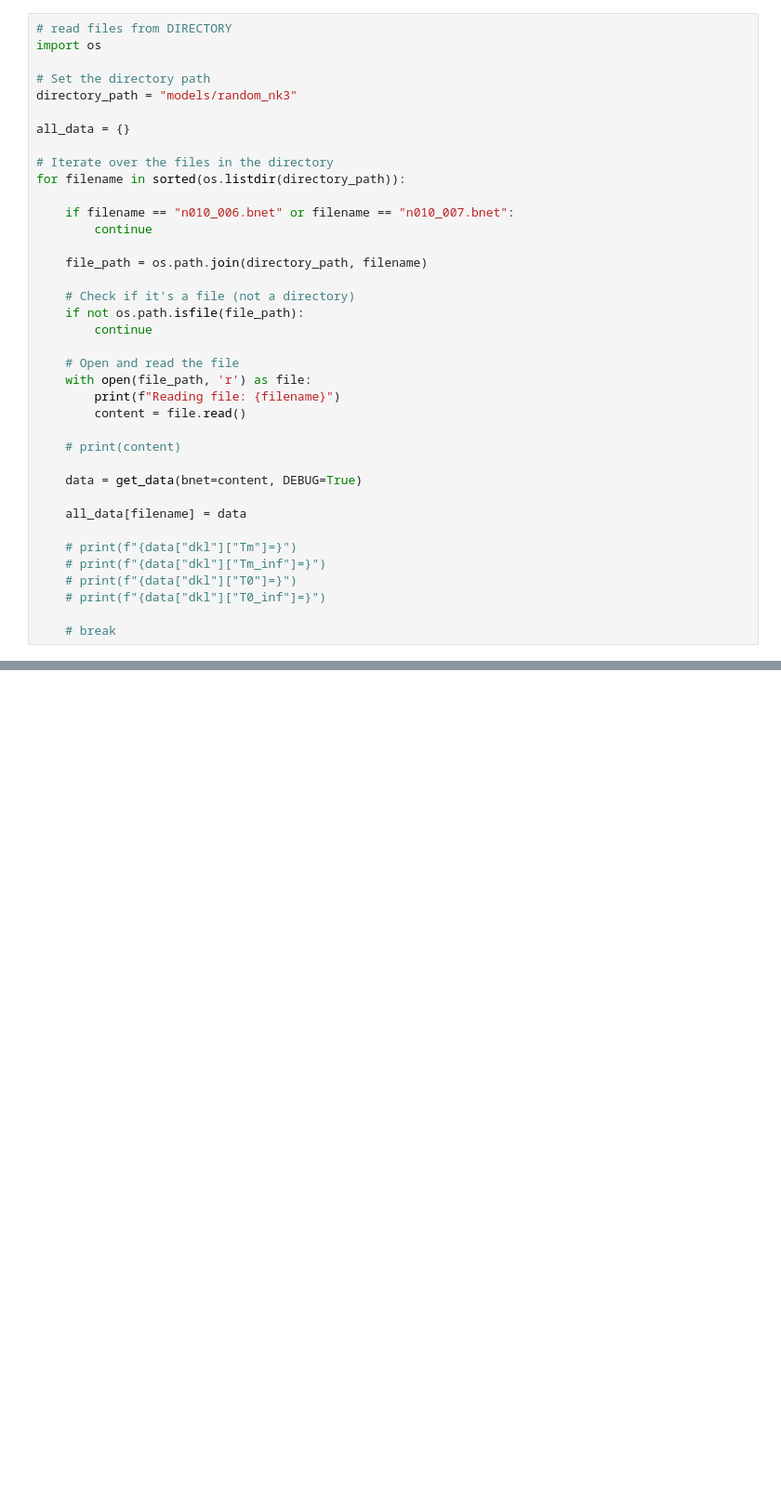
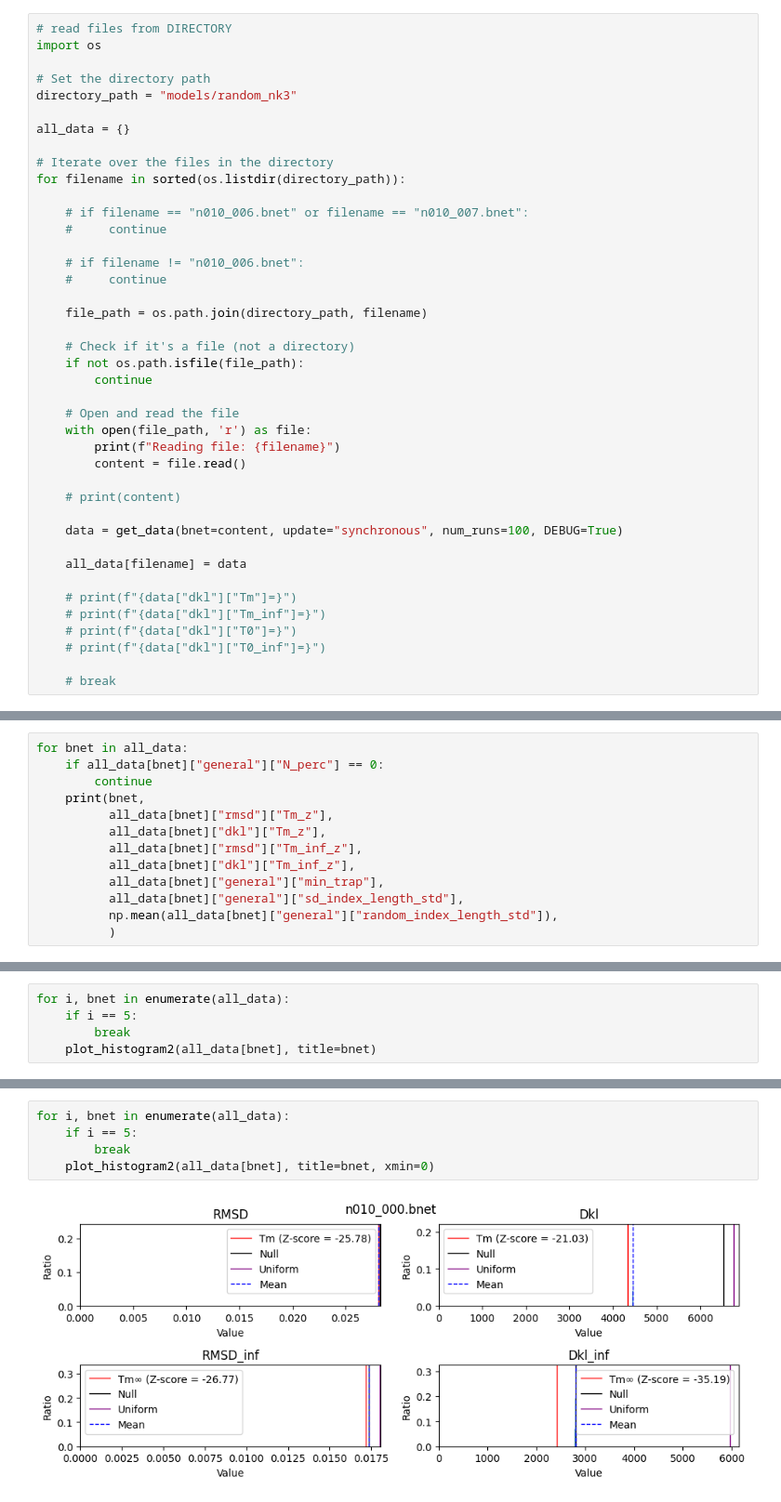
Before and after one commit to kyuhyongpark/sdmarkov, a Jupyter notebook: random_nk.ipynb, the cells around one changed output, grey strips where cells are left out. Shown at 93% size. Saved outputs shown, nothing was run; the diff lists cells and outputs as text; blank space fills up the shorter version.

```diff
--- a/random_nk.ipynb
+++ b/random_nk.ipynb
@@ -123,8 +235,11 @@ all_data = {}
 # Iterate over the files in the directory
 for filename in sorted(os.listdir(directory_path)):
 
-    if filename == "n010_006.bnet" or filename == "n010_007.bnet":
-        continue
+    # if filename == "n010_006.bnet" or filename == "n010_007.bnet":
+    #     continue
+
+    # if filename != "n010_006.bnet":
+    #     continue
 
     file_path = os.path.join(directory_path, filename)
 
@@ -139,7 +254,7 @@ for filename in sorted(os.listdir(directory_path)):
 
     # print(content)
 
-    data = get_data(bnet=content, DEBUG=True)
+    data = get_data(bnet=content, update="synchronous", num_runs=100, DEBUG=True)
 
     all_data[filename] = data
 
@@ -169,0 +365,13 @@ Reading file: n010_005.bnet
+# %%
+for bnet in all_data:
+    if all_data[bnet]["general"]["N_perc"] == 0:
+        continue
+    print(bnet,
+          all_data[bnet]["rmsd"]["Tm_z"],
+          all_data[bnet]["dkl"]["Tm_z"],
+          all_data[bnet]["rmsd"]["Tm_inf_z"],
+          all_data[bnet]["dkl"]["Tm_inf_z"],
+          all_data[bnet]["general"]["min_trap"],
+          all_data[bnet]["general"]["sd_index_length_std"],
+          np.mean(all_data[bnet]["general"]["random_index_length_std"]),
+          )
@@ -256,0 +646,5 @@ plot_histogram(all_data["n010_005.bnet"], xmax_rmsd=0.1, xmax_dkl=200)
+# %%
+for i, bnet in enumerate(all_data):
+    if i == 5:
+        break
+    plot_histogram2(all_data[bnet], title=bnet)
@@ -256,0 +655,7 @@ plot_histogram(all_data["n010_005.bnet"], xmax_rmsd=0.1, xmax_dkl=200)
+# %%
+for i, bnet in enumerate(all_data):
+    if i == 5:
+        break
+    plot_histogram2(all_data[bnet], title=bnet, xmin=0)
+# %% [output]
+[figure, added]
```
Also changed, not shown: parts of 14 cells of this notebook, 8 other files.
